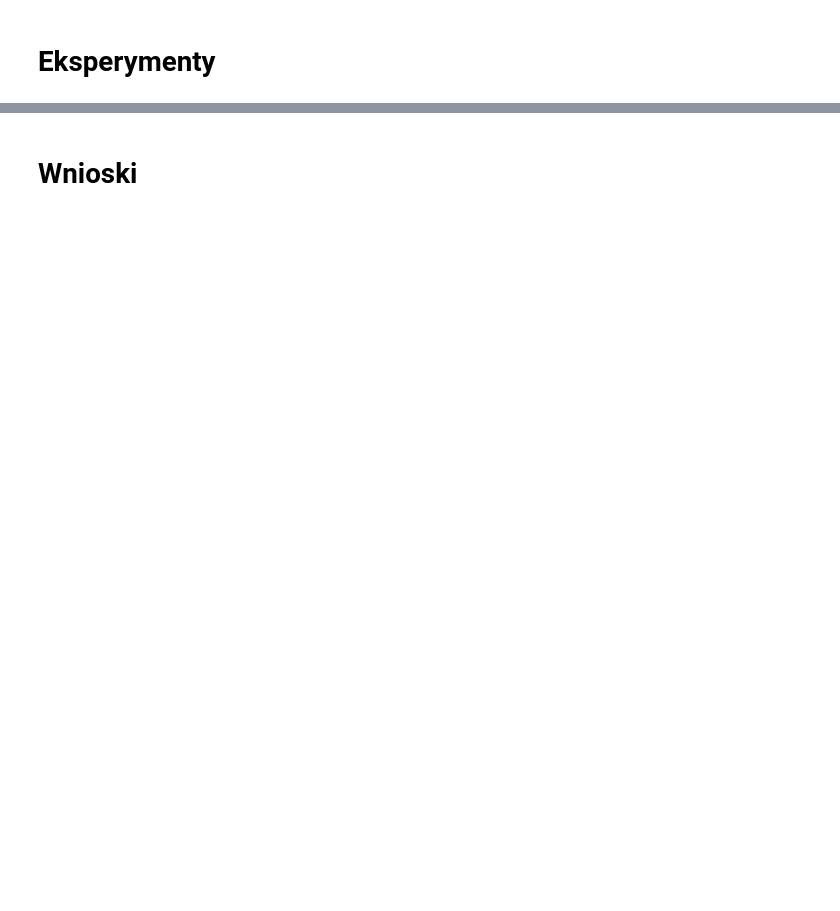
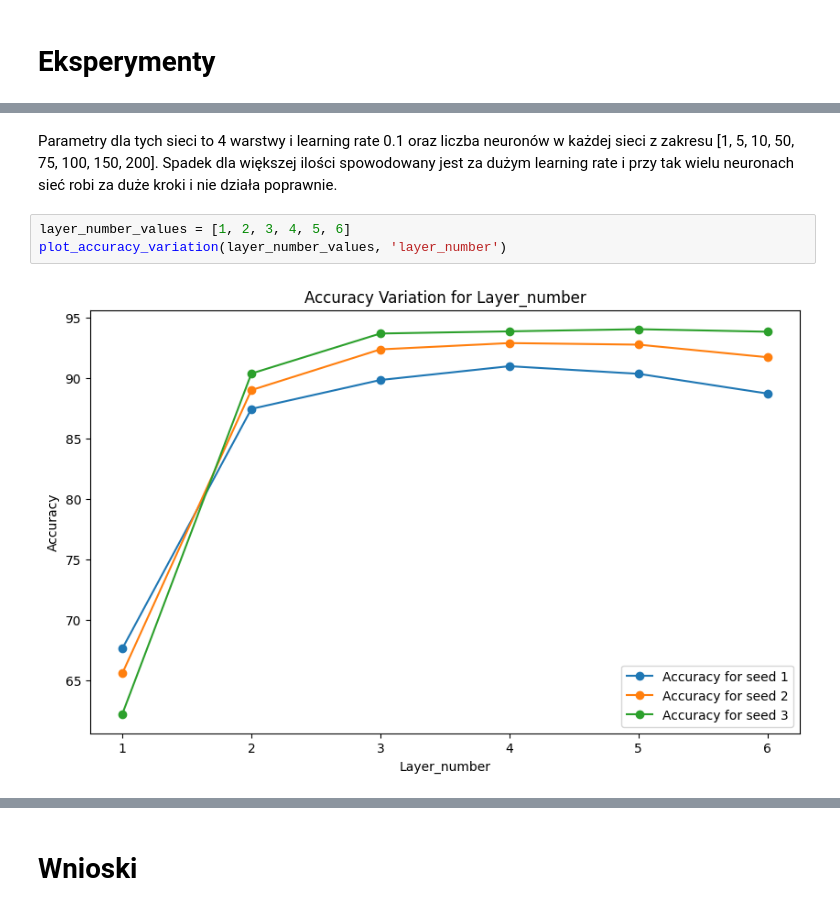
Before and after one commit to gwardasz/wsi-lab, a Jupyter notebook: Zadanie_5.ipynb, the cells around one changed output, grey strips where cells are left out. Cells and saved outputs as stored; diff of their text form; blank space fills up the shorter version.

```diff
--- a/Zadanie_5.ipynb
+++ b/Zadanie_5.ipynb
@@ -295,0 +275,7 @@ print(n.__call__(x_train_array_new[0]))
+# %% [markdown]
+Parametry dla tych sieci to 4 warstwy i learning rate 0.1 oraz liczba neuronów w każdej sieci z zakresu [1, 5, 10, 50, 75, 100, 150, 200]. Spadek dla większej ilości spowodowany jest za dużym learning rate i przy tak wielu neuronach sieć robi za duże kroki i nie działa poprawnie.
+# %%
+layer_number_values = [1, 2, 3, 4, 5, 6]
+plot_accuracy_variation(layer_number_values, 'layer_number')
+# %% [output]
+[figure, added]
```
Also changed, not shown: parts of 27 cells of this notebook.
